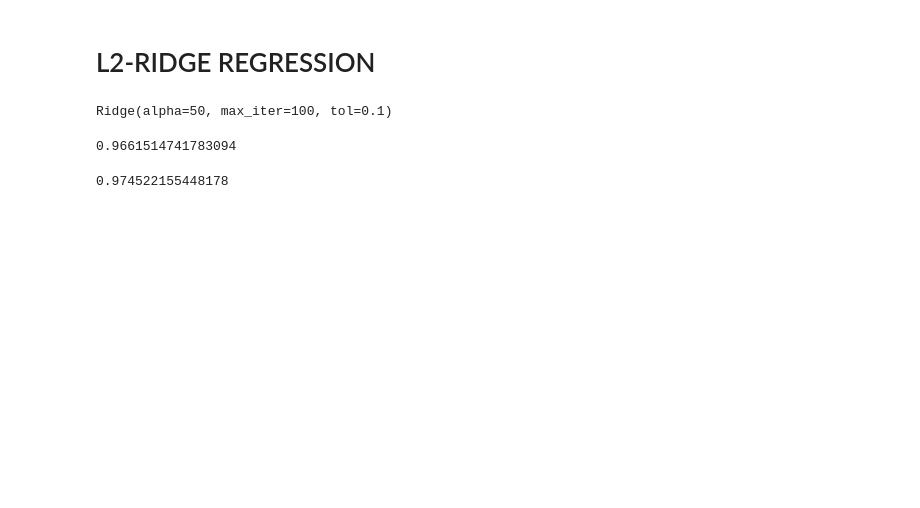
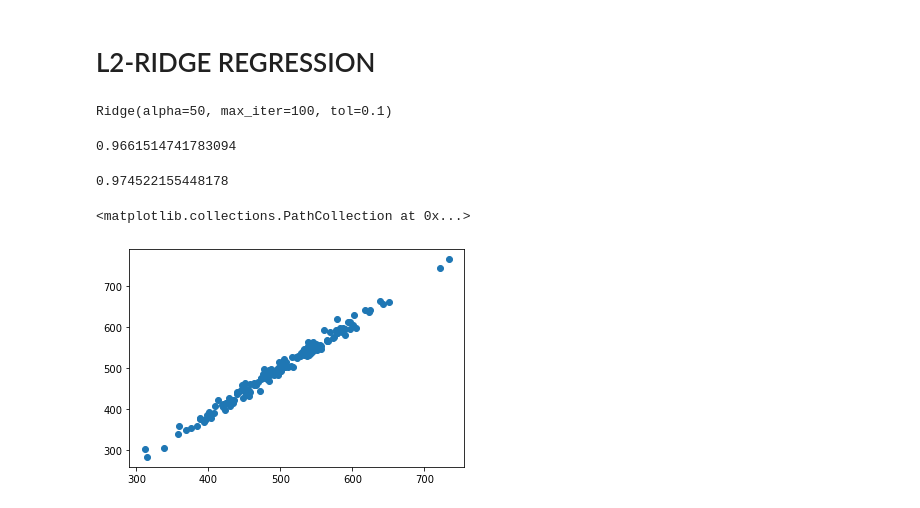
Before and after one commit to KeplerInCoding/INNOGEEKS-ML, a Jupyter notebook: MultipleVariableLinearRegression(L1,L2).ipynb, the cells around one changed output. Saved outputs shown, nothing was run; the diff lists cells and outputs as text; code cells hidden in the pictures; blank space fills up the shorter version.

```diff
--- a/MultipleVariableLinearRegression(L1,L2).ipynb
+++ b/MultipleVariableLinearRegression(L1,L2).ipynb
@@ -196,3 +202,9 @@ lr2.score(x_train,y_train)
 lr2.score(x_test,y_test)
 # %% [output]
 0.974522155448178
+# %%
+y_prediction= lr2.predict(x_test)
+plt.scatter(y_prediction, y_test)
+# %% [output]
+<matplotlib.collections.PathCollection at 0x...>
+[figure, added]
```
Also changed, not shown: parts of 1 cell of this notebook.
